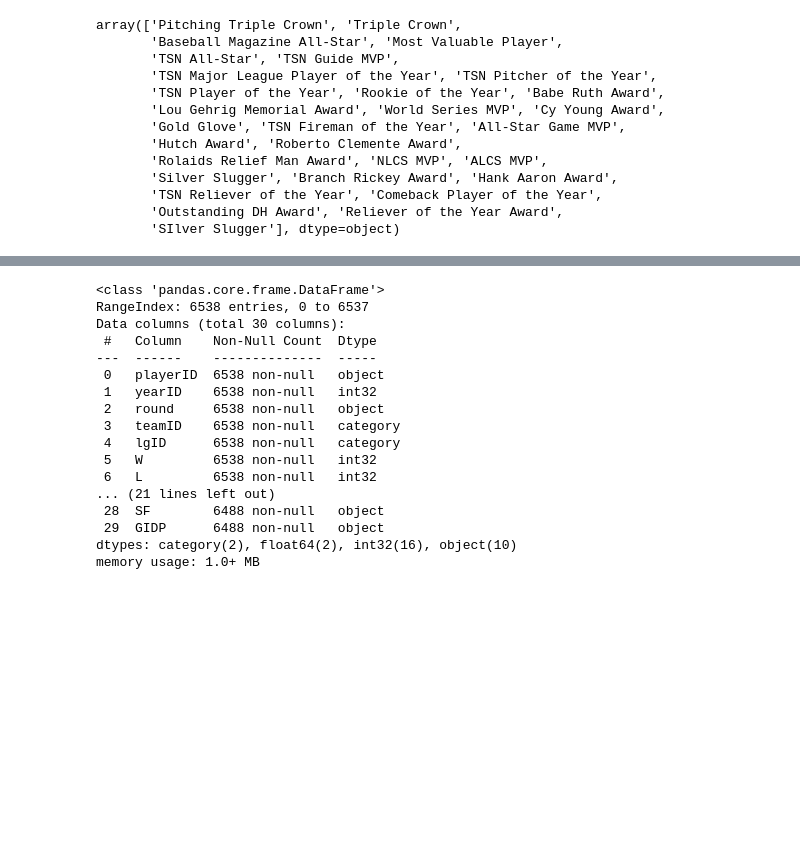
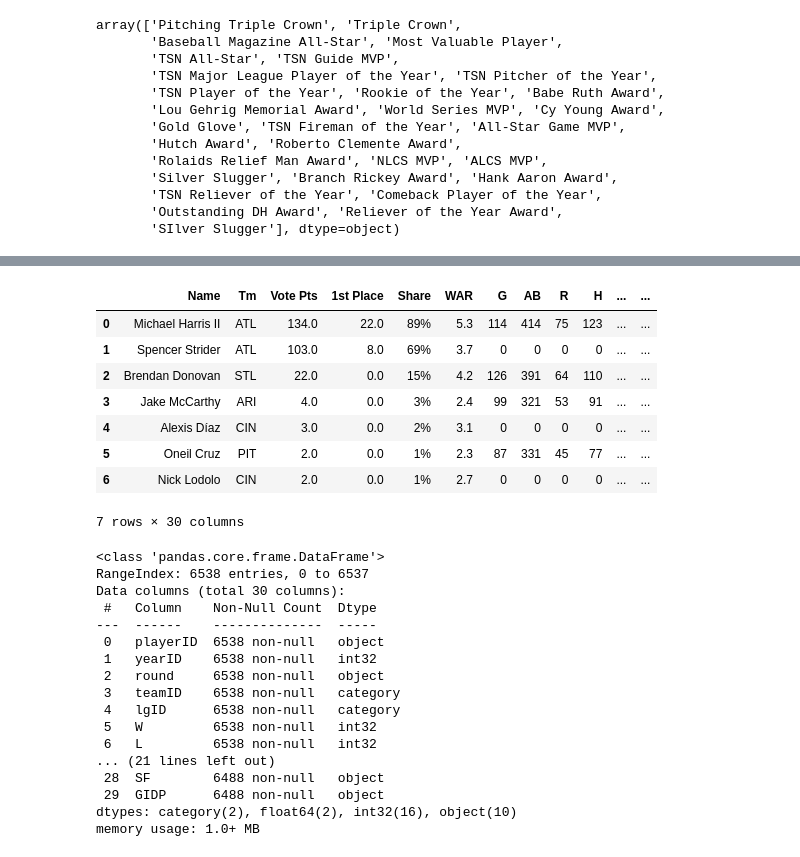
Before and after one commit to an-izq/Pitcher-HOF-Predictor, a Jupyter notebook: Pitcher-HOF-Predictor.ipynb, the cells around one changed output, grey strips where cells are left out. Drawn from its saved outputs; the diff is of its cells as text; code cells hidden in the pictures; blank space fills up the shorter version.

```diff
--- a/Pitcher-HOF-Predictor.ipynb
+++ b/Pitcher-HOF-Predictor.ipynb
@@ -474,3 +404,15 @@ roy_4_2022
+# %%
+roy_5_2022
+# %% [output]
+|  | Name | Tm | Vote Pts | 1st Place | Share | WAR | G | AB | R | H | ... | ... |
+| 0 | Michael Harris II | ATL | 134.0 | 22.0 | 89% | 5.3 | 114 | 414 | 75 | 123 | ... | ... |
+| 1 | Spencer Strider | ATL | 103.0 | 8.0 | 69% | 3.7 | 0 | 0 | 0 | 0 | ... | ... |
+| 2 | Brendan Donovan | STL | 22.0 | 0.0 | 15% | 4.2 | 126 | 391 | 64 | 110 | ... | ... |
+| 3 | Jake McCarthy | ARI | 4.0 | 0.0 | 3% | 2.4 | 99 | 321 | 53 | 91 | ... | ... |
+| 4 | Alexis Díaz | CIN | 3.0 | 0.0 | 2% | 3.1 | 0 | 0 | 0 | 0 | ... | ... |
+| 5 | Oneil Cruz | PIT | 2.0 | 0.0 | 1% | 2.3 | 87 | 331 | 45 | 77 | ... | ... |
+| 6 | Nick Lodolo | CIN | 2.0 | 0.0 | 1% | 2.7 | 0 | 0 | 0 | 0 | ... | ... |
+7 rows × 30 columns
 # %%
 # PitchingPost_df Exploration
 PitchingPost_df.info()
```
Also changed, not shown: parts of 11 cells of this notebook.
